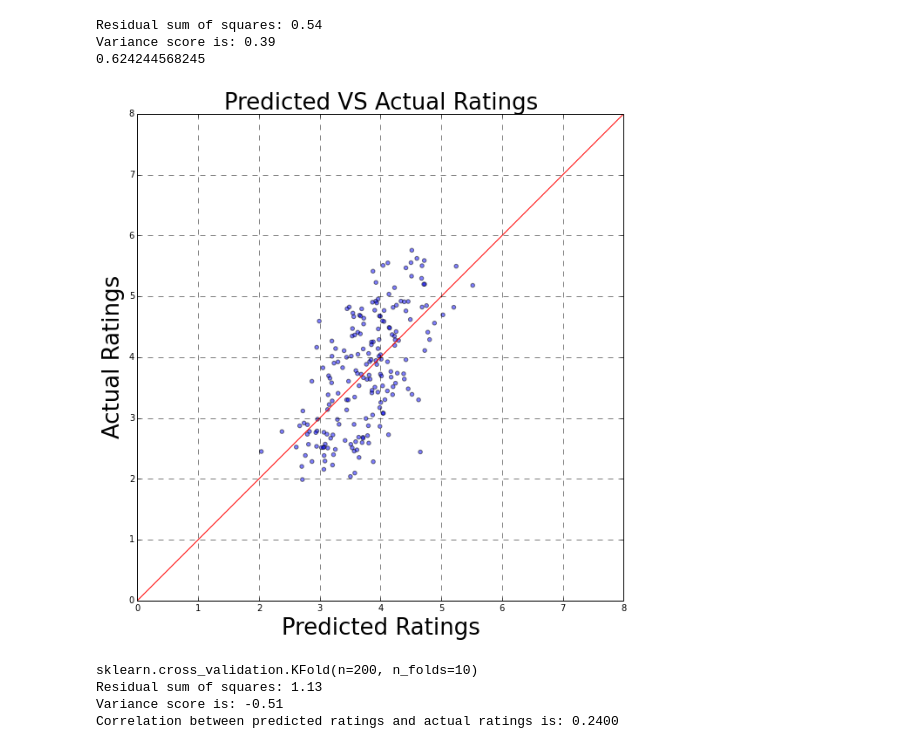
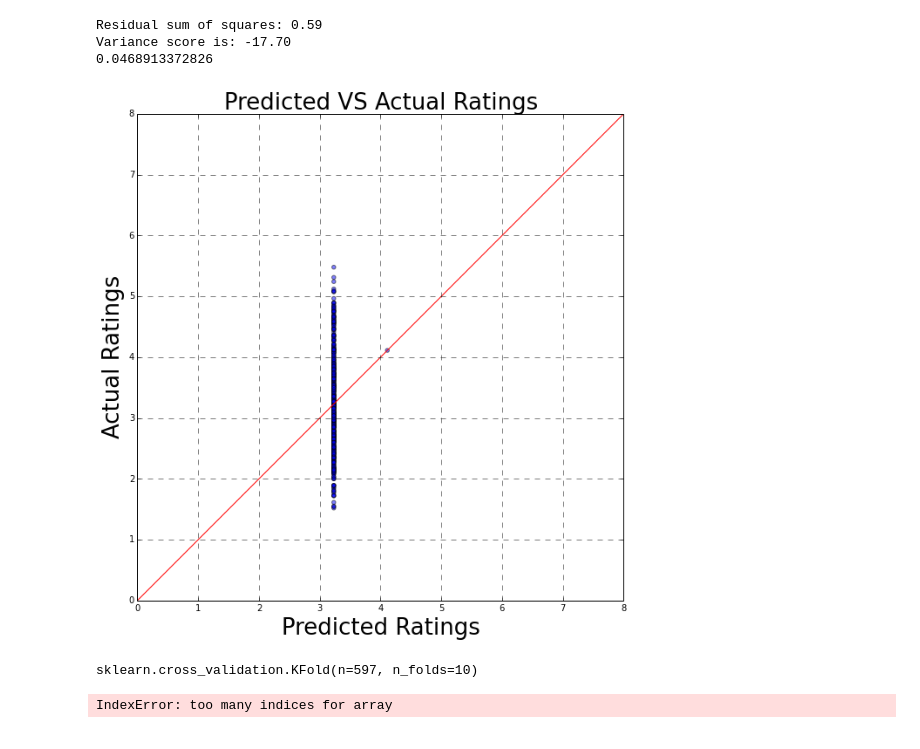
Before and after one commit to amandasongmm/attractiveness_datamining, a Jupyter notebook: linjieCode/code/attrFeature.ipynb, the cells around one changed output. Cells and saved outputs as stored; diff of their text form; code cells hidden in the pictures.

```diff
--- a/linjieCode/code/attrFeature.ipynb
+++ b/linjieCode/code/attrFeature.ipynb
@@ -19,13 +19,16 @@ from os.path import isfile, join
 Dataset = 'chicago' # 'twin', 'chicago' or 'mit'
 if Dataset == 'twin':
     imPath = '../../processing/imageProcessing/paddedImages/'
+    ext = '.png'
 elif Dataset == 'chicago':
     imPath = '../../ChicagoFaceDataset/CFD Version 2.0/CFD 2.0 Images/'
+    ext = 'N.jpg'
 else:
     imPath = '../../MIT2kFaceDataset/2kFaces/'
+    ext = '.jpg'
 imList = []
 for dirpath, dirnames, filenames in os.walk(imPath):
-    for filename in [f for f in filenames if f.endswith((".jpg",".png"))]:
+    for filename in [f for f in filenames if f.endswith((ext))]:
         imList.append(os.path.join(dirpath, filename))
 imList.sort()
 # print imList
@@ -44,7 +47,7 @@ mu = mu.mean(1).mean(1)  # average over pixels to obtain the mean (BGR) pixel va
 print 'mean-subtracted values:', zip('BGR', mu)
 
 # Load the trained net
-MODEL = 'faceSNN' #'caffeNet','vgg16','vggFace' or 'faceSNN'
+MODEL = 'caffeNet' #'caffeNet','vgg16','vggFace' or 'faceSNN'
 if MODEL == 'vgg16':
     MODEL_FILE = caffe_root +'models/VGG16/VGG_ILSVRC_16_layers_deploy.prototxt'
     PRETRAINED_FILE = caffe_root + 'models/VGG16/VGG_ILSVRC_16_layers.caffemodel'
@@ -132,7 +139,7 @@ totalNum = 0
 # print len(imList)
 for img in imList:
     imgName = os.path.basename(img)
-    if imgName.lower().endswith((".png",".jpg")):
+    if imgName.endswith((ext)):
         input_image = caffe.io.load_image(img)
         net.blobs['data'].reshape(1,3,imgeReshape[0],imgeReshape[1])
         net.blobs['data'].data[...] = transformer.preprocess('data', input_image)
@@ -155,6 +162,7 @@ for img in imList:
         else:
             # need to be further revised!
             features[totalNum] = feat.flatten()
+            #print features[totalNum]
         totalNum +=1
     else:
         print img
@@ -198,21 +215,16 @@ import numpy as np
 import pandas as pd
 from sklearn.decomposition import PCA
 from sklearn import linear_model
-full_rating = pd.read_csv('../rating_matrix.csv',\
-                          delimiter='\t')
-del full_rating['Unnamed: 0']
-#print full_rating
+ratingPath = '../Result/'+Dataset+'/meanRating.csv'
+mean_rating = pd.read_csv(ratingPath,index_col = 0).as_matrix()[:,0].tolist()
+mean_rating = map(float, mean_rating)
+mean_rating = np.array(mean_rating)
 
-
-rater_ind = 0  # Later, we will iterate over this number.
-mean_rating = full_rating.mean()[:, None]
-#one_rating = full_rating.iloc[rater_ind, :][:, None]
-mean_rating = [map(float, x) for x in mean_rating]
-mean_rating = np.array(mean_rating)
 #print mean_rating
 mu  = float(sum(mean_rating))/len(mean_rating)
 sigma = np.std(mean_rating)
 mean_rating_white = (mean_rating - mu)/sigma
+
 # Do linear regression on feature_arr and mean_rating
 regr = linear_model.LinearRegression(fit_intercept=True)
 regr.fit(feature_transf, mean_rating)
@@ -228,40 +240,40 @@ variance_score = regr.score(feature_transf, mean_rating)
 print 'Variance score is: %.2f' % variance_score
 
 # Calculate the correlation between prediction and actual rating.
-cor = np.corrcoef(predicted_rating[:, 0], mean_rating[:, 0])
+cor = np.corrcoef(predicted_rating, mean_rating)
 print cor[0, 1]
 
 fName = saveFigPath+'/'+MODEL+'_training.txt'
 with open(fName,'w') as f:
     f.write('Training Accuracy\n')
     f.write('Number of features: %d'%feature_transf.shape[1] +'\n')
     f.write('Residual sum of squares: %.2f' %MSE+'\n')
     f.write('Variance score is: %.2f' %variance_score+'\n')
     f.write('Correlation between predicted ratings and actual ratings is: %.4f'\
             %cor[0,1]+'\n')
 # # Plot prediction vs actual rating.
-x = predicted_rating[:, 0]
-y = mean_rating[:, 0]
+x = predicted_rating
+y = mean_rating
 fig, ax = plt.subplots()
 ax.scatter(x, y, alpha=0.5)
 ax.set_xlim((0, 8))
 ax.set_ylim((0, 8))
 x0, x1 = ax.get_xlim()
 y0, y1 = ax.get_ylim()
 ax.set_aspect(abs(x1-x0)/abs(y1-y0))
 ax.grid(b=True, which='major', color='k', linestyle='--')
 m, b = np.polyfit(x, y, 1)
 X_plot = np.linspace(ax.get_xlim()[0],ax.get_xlim()[1],100)
 plt.plot(X_plot, m*X_plot + b, '-r')
 plt.xlabel('Predicted Ratings',fontsize = 26)
 plt.ylabel('Actual Ratings',fontsize = 26)
 plt.title('Predicted VS Actual Ratings',fontsize = 26)
 plt.savefig(saveFigPath+'/'+MODEL+'_predVsActual.png')
 # %% [output]
-Residual sum of squares: 0.54
-Variance score is: 0.39
-0.624244568245
+Residual sum of squares: 0.59
+Variance score is: -17.70
+0.0468913372826
-[figure, old version]
+[figure, new version]
 # %%
 # k-fold#
 from sklearn.cross_validation import KFold
@@ -307,10 +319,8 @@ with open(fName,'w') as f:
     f.write('Correlation between predicted ratings and actual ratings is: %.4f'\
             %(sum(corrList)/foldNum)+'\n')
 # %% [output]
-sklearn.cross_validation.KFold(n=200, n_folds=10)
-Residual sum of squares: 1.13
-Variance score is: -0.51
-Correlation between predicted ratings and actual ratings is: 0.2400
+sklearn.cross_validation.KFold(n=597, n_folds=10)
+IndexError: too many indices for array
 # %%
 import pickle
 np.savetxt(saveFigPath+'/feature_pca_atrr.csv', feature_transf, delimiter=',')
```
Also changed, not shown: parts of 5 cells of this notebook, 4 other files.
